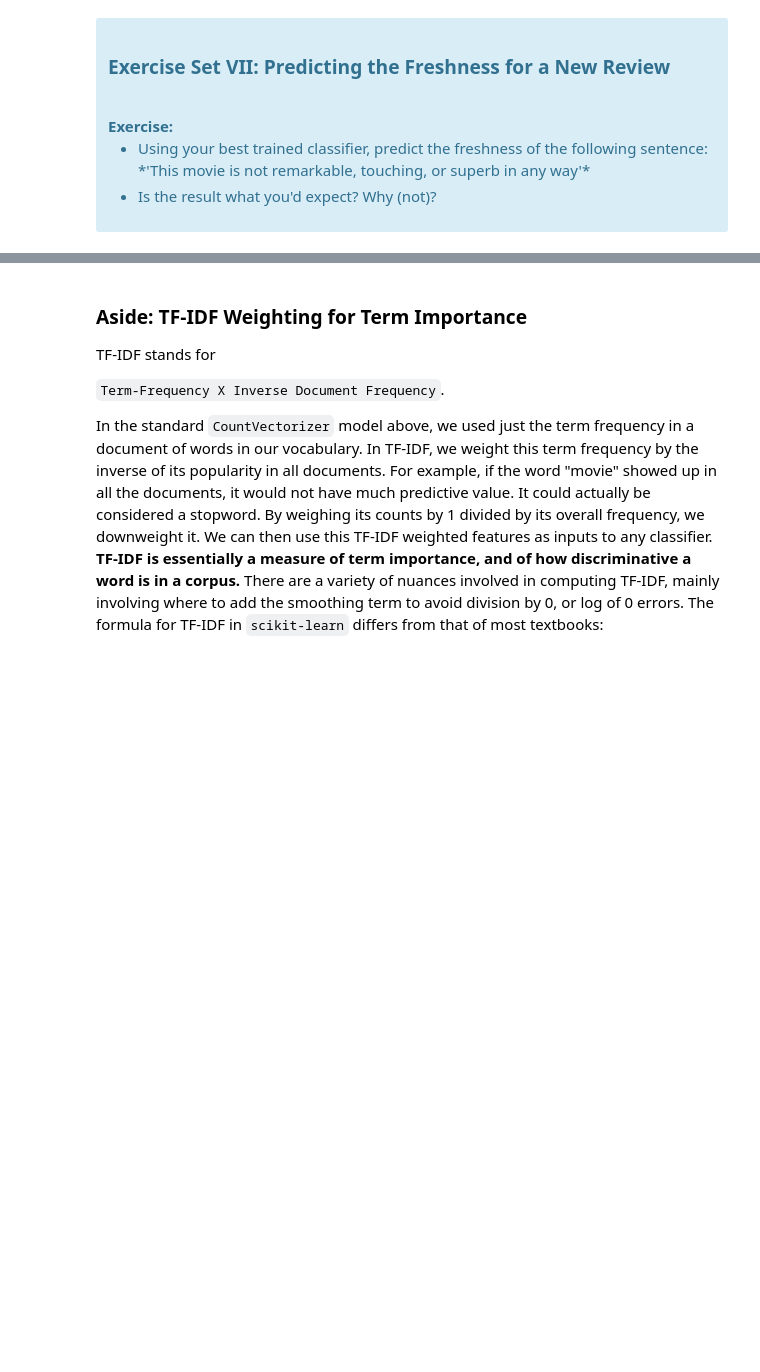
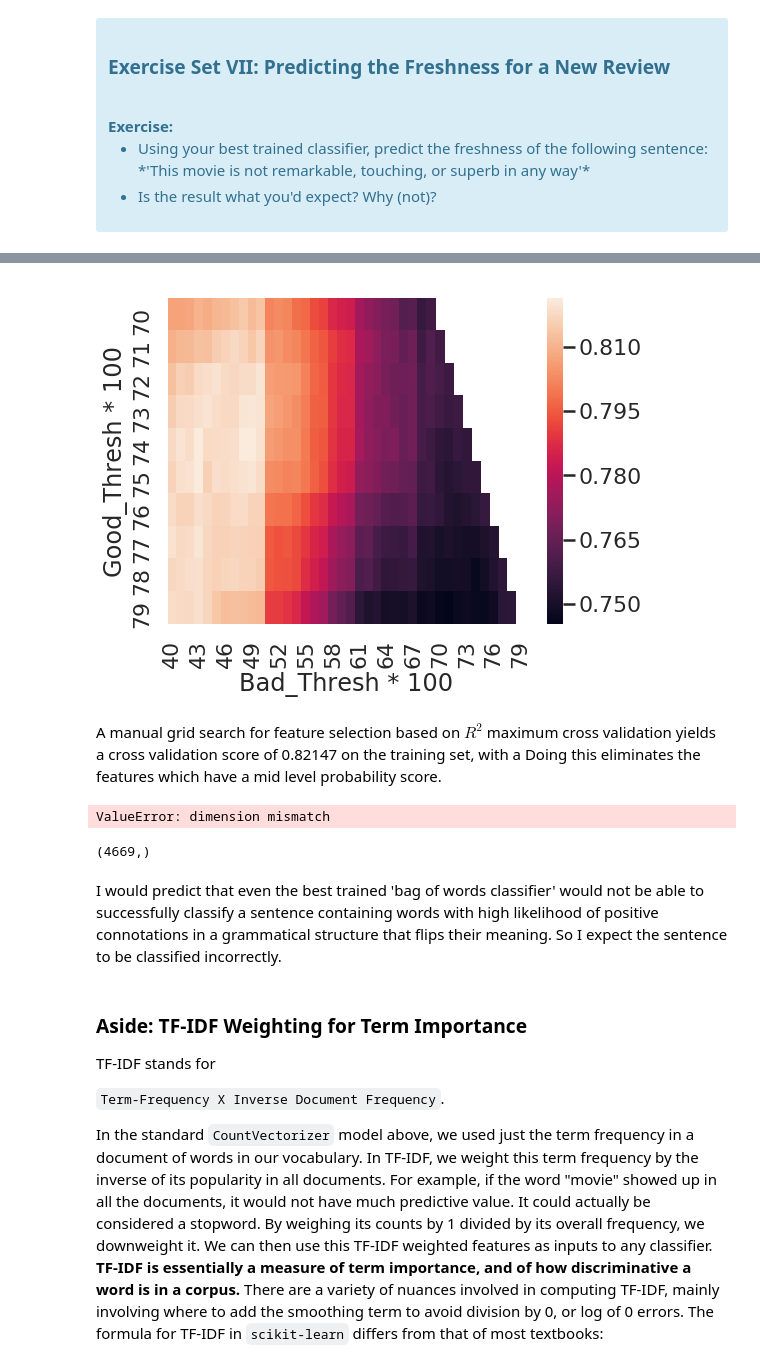
Before and after one commit to Nhorning/naive_bayes, a Jupyter notebook: Mini_Project_Naive_Bayes.ipynb, the cells around one changed output, grey strips where cells are left out. Cells and saved outputs as stored; diff of their text form; code cells hidden in the pictures; blank space fills up the shorter version.

Commit message:
commiting changes with questionalble grid search attempt
 Changes to be committed:
	modified:   Mini_Project_Naive_Bayes.ipynb

```diff
--- a/Mini_Project_Naive_Bayes.ipynb
+++ b/Mini_Project_Naive_Bayes.ipynb
@@ -386,7 +388,7 @@ from sklearn.naive_bayes import MultinomialNB
 
 #the grid of parameters to search over
 alphas = [.1, 1, 5, 10, 50]
-best_min_df = 5 # YOUR TURN: put your value of min_df here.
+best_min_df = 4 # YOUR TURN: put your value of min_df here.
 
 #Find the best value for alpha and min_df, and the best classifier
 best_alpha = None
@@ -394,8 +396,9 @@ maxscore=-np.inf
 for alpha in alphas:
     vectorizer = CountVectorizer(min_df=best_min_df)
     Xthis, ythis = make_xy(critics, vectorizer)
-    Xtrainthis = Xthis[mask]
-    ytrainthis = ythis[mask]
+    Xtrainthis = Xthis[~mask]
+    ytrainthis = ythis[~mask]
+    print(ytrainthis.shape)
     # your turn
     #instantiate clasifier
     clf = MultinomialNB(alpha=alpha)
@@ -424,10 +432,10 @@ alpha: 1
 # %%
 vectorizer = CountVectorizer(min_df=best_min_df)
 X, y = make_xy(critics, vectorizer)
-xtrain=X[mask]
-ytrain=y[mask]
-xtest=X[~mask]
-ytest=y[~mask]
+xtrain=X[~mask]
+ytrain=y[~mask]
+xtest=X[mask]
+ytest=y[mask]
 
 clf = MultinomialNB(alpha=best_alpha).fit(xtrain, ytrain)
 
@@ -435,6 +443,6 @@ clf = MultinomialNB(alpha=best_alpha).fit(xtrain, ytrain)
 training_accuracy = clf.score(xtrain, ytrain)
 test_accuracy = clf.score(xtest, ytest)
 
-print("Accuracy on training data: {:2f}".format(training_accuracy))
-print("Accuracy on test data:     {:2f}".format(test_accuracy))
+print("Accuracy on training data: {:.4f}".format(training_accuracy))
+print("Accuracy on test data:     {:.4f}".format(test_accuracy))
 # %% [output]
@@ -581,0 +579,7 @@ The gangland plot is flimsy (bad guy Peter Greene wears too much eyeliner), and
+# %%
+#first let's make our "best trained classifier"
+#Cross validating feature selection on log_probability will be eating our tail
+#lets hack the crossvalidate function to return a standard R^2 score
+def R2score(clf, x, y):
+    score = clf.score(x, y)
+    return score
@@ -582,3 +687,53 @@ The gangland plot is flimsy (bad guy Peter Greene wears too much eyeliner), and
+# %%
+f, ax = plt.subplots(1,1,figsize=(8,6))
+sns.heatmap(score_set_2.fillna(method='ffill'))
+ax.set_xlabel('Bad_Thresh * 100')
+ax.set_ylabel('Good_Thresh * 100')
+plt.show()
+# %% [output]
+[figure, added]
+# %% [markdown]
+A manual grid search for feature selection based on $R^2$ maximum cross validation yields a cross validation score of 0.82147 on the training set, with a  Doing this eliminates the features which have a mid level probability score.
+# %%
+#Select features based on probability score of features
+bf = word_probs['ind'][(word_probs['probs'] > best_good) | (word_probs['probs'] < best_bad)]
+
+#print(Xf.shape, X.shape, y.shape, mask.shape)
+
+#split freatures and y values in to training and testing set
+xtrain=X[~mask]
+ytrain=y[~mask]
+xtest=X[mask]
+ytest=y[mask]
+
+#use index to filter features based on parameters
+xtrain = xtrain[:,bf]
+#print(xtrain.shape,ytrain.shape,xtest.shape,ytest.shape)
+
+#instantiate and fit classifier based on
+best_clf = MultinomialNB(alpha=best_alpha).fit(xtrain, ytrain)
+
+#Print the accuracy on the test and training dataset
+training_accuracy = best_clf.score(xtrain, ytrain)
+test_accuracy = best_clf.score(xtest, ytest)
+print("Accuracy on training data: {:2f}".format(training_accuracy))
+print("Accuracy on test data: {:2f}".format(test_accuracy))
+
+#use clasifier on sentence above.
+test_quote = 'This movie is not remarkable, touching, or superb in any way'
+X_quote = vectorizer.transform([test_quote])[:,bf]
+#print(X_quote.shape)
+predict = best_clf.predict(X_quote)
+print:('Test:',test_quote)
+print('Result:(fresh)', predict)
+# %% [output]
+ValueError: dimension mismatch
+# %%
+ytest.shape
+# %% [output]
+(4669,)
+# %% [markdown]
+I would predict that even the best trained 'bag of words classifier' would not be able to successfully classify a sentence containing words with high likelihood of positive connotations in a grammatical structure that flips their meaning. So I expect the sentence to be classified incorrectly.
 # %% [markdown]
 ### Aside: TF-IDF Weighting for Term Importance
 
```
Also changed, not shown: parts of 14 cells of this notebook.
